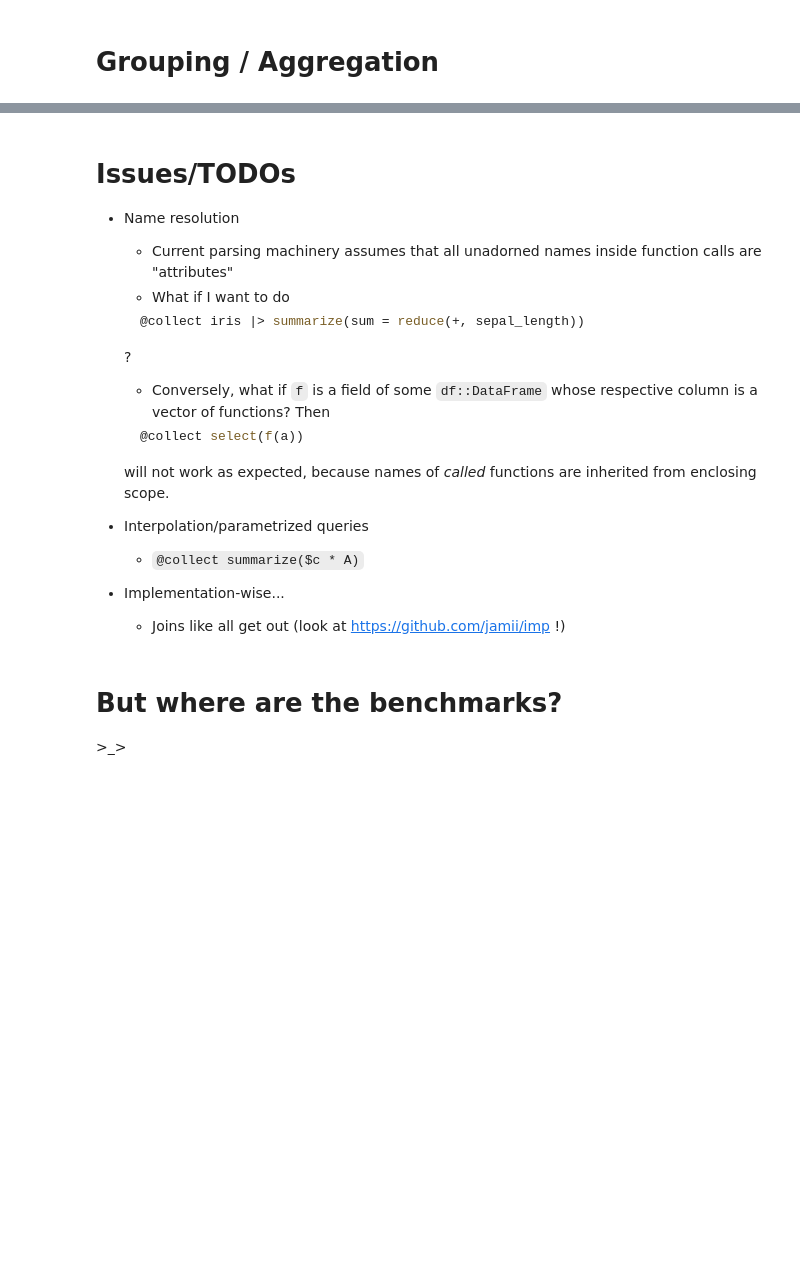
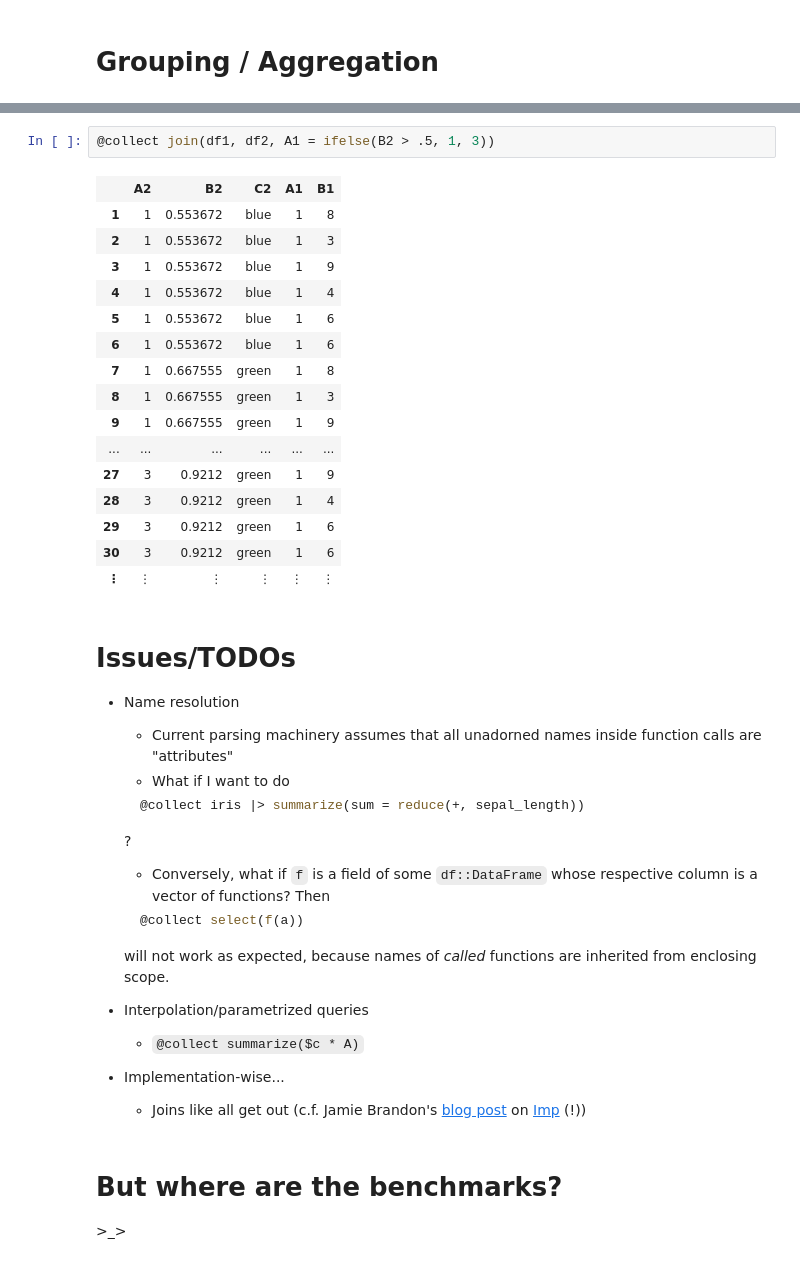
Before and after one commit to davidagold/SQ_pres, a Jupyter notebook: SQ.ipynb, the cells around one changed output, grey strips where cells are left out. Saved outputs shown, nothing was run; the diff lists cells and outputs as text; blank space fills up the shorter version.

```diff
--- a/SQ.ipynb
+++ b/SQ.ipynb
@@ -148,3 +338,22 @@ See Yeesian Ng's (@yeesian) work at [SQLQuery](https://github.com/yeesian/SQLQue
+# %%
+@collect join(df1, df2, A1 = ifelse(B2 > .5, 1, 3))
+# %% [output]
+|  | A2 | B2 | C2 | A1 | B1 |
+| 1 | 1 | 0.553672 | blue | 1 | 8 |
+| 2 | 1 | 0.553672 | blue | 1 | 3 |
+| 3 | 1 | 0.553672 | blue | 1 | 9 |
+| 4 | 1 | 0.553672 | blue | 1 | 4 |
+| 5 | 1 | 0.553672 | blue | 1 | 6 |
+| 6 | 1 | 0.553672 | blue | 1 | 6 |
+| 7 | 1 | 0.667555 | green | 1 | 8 |
+| 8 | 1 | 0.667555 | green | 1 | 3 |
+| 9 | 1 | 0.667555 | green | 1 | 9 |
+| ... | ... | ... | ... | ... | ... |
+| 27 | 3 | 0.9212 | green | 1 | 9 |
+| 28 | 3 | 0.9212 | green | 1 | 4 |
+| 29 | 3 | 0.9212 | green | 1 | 6 |
+| 30 | 3 | 0.9212 | green | 1 | 6 |
+| ⋮ | ⋮ | ⋮ | ⋮ | ⋮ | ⋮ |
 # %% [markdown]
 # Issues/TODOs
 
@@ -164,7 +373,7 @@ See Yeesian Ng's (@yeesian) work at [SQLQuery](https://github.com/yeesian/SQLQue
 * Interpolation/parametrized queries
     * `@collect summarize($c * A)`
 * Implementation-wise...
-    * Joins like all get out (look at https://github.com/jamii/imp !)
+    * Joins like all get out (c.f. Jamie Brandon's [blog post](http://scattered-thoughts.net/blog/2016/10/11/a-practical-relational-query-compiler-in-500-lines/) on [Imp](https://github.com/jamii/imp) (!))
 # %% [markdown]
 # But where are the benchmarks?
 
```
Also changed, not shown: parts of 65 cells of this notebook.
